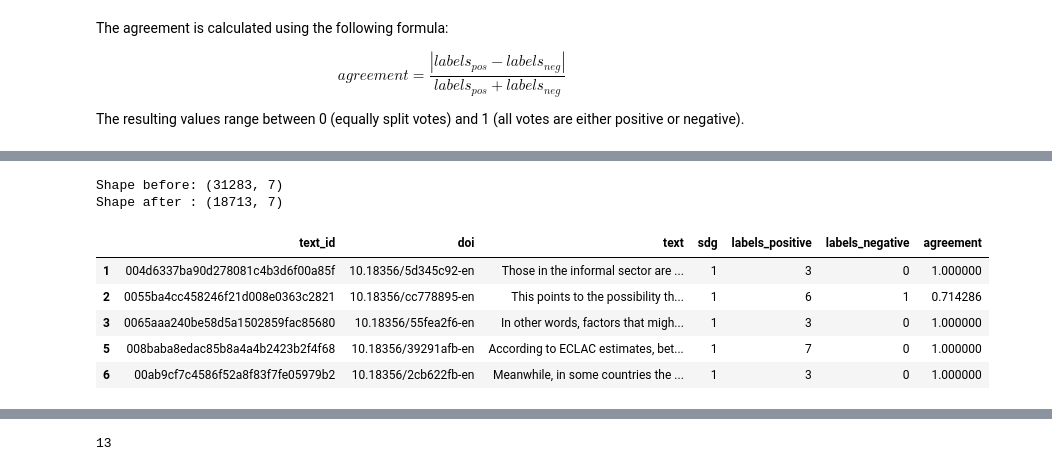
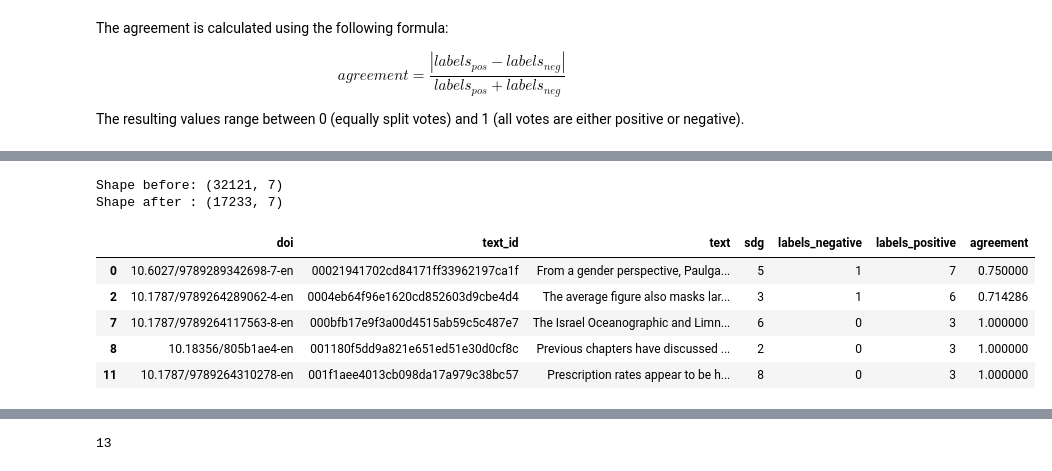
Before and after one commit to osdg-ai/osdg-data, a Jupyter notebook: examples/osdg-cd-example-classifier-sklearn.ipynb, the cells around one changed output, grey strips where cells are left out. Saved outputs shown, nothing was run; the diff lists cells and outputs as text; code cells hidden in the pictures.

```diff
--- a/examples/osdg-cd-example-classifier-sklearn.ipynb
+++ b/examples/osdg-cd-example-classifier-sklearn.ipynb
@@ -69,8 +61,7 @@ SpaCy version: 3.0.6
 
 _In this section, we will explore the data and select texts for training._
 # %%
-# pusing re-release data that will soon become public
-df_osdg = pd.read_csv('../dataout/osdg-community-data-prerelease-v21-09-03.csv')
+df_osdg = pd.read_csv('https://zenodo.org/record/5550238/files/osdg-community-dataset-v21-09-30.csv?download=1')
 print('Shape:', df_osdg.shape)
 display(df_osdg.head())
 # %% [output]
@@ -133,15 +122,15 @@ ax.set(
 # %%
-# keeping only the texts with the minimum agreement score of .6
+# keeping only the texts whose suggested sdg labels is accepted and the agreement score is at least .6
 print('Shape before:', df_osdg.shape)
-df_osdg = df_osdg.query('agreement >= .6').copy()
+df_osdg = df_osdg.query('agreement >= .6 and labels_positive > labels_negative').copy()
 print('Shape after :', df_osdg.shape)
 display(df_osdg.head())
 # %% [output]
-Shape before: (31283, 7)
-Shape after : (18713, 7)
+Shape before: (32121, 7)
+Shape after : (17233, 7)
-|  | text_id | doi | text | sdg | labels_positive | labels_negative | agreement |
-| 1 | 004d6337ba90d278081c4b3d6f00a85f | 10.18356/5d345c92-en | Those in the informal sector are ... | 1 | 3 | 0 | 1.000000 |
-| 2 | 0055ba4cc458246f21d008e0363c2821 | 10.18356/cc778895-en | This points to the possibility th... | 1 | 6 | 1 | 0.714286 |
-| 3 | 0065aaa240be58d5a1502859fac85680 | 10.18356/55fea2f6-en | In other words, factors that migh... | 1 | 3 | 0 | 1.000000 |
-| 5 | 008baba8edac85b8a4a4b2423b2f4f68 | 10.18356/39291afb-en | According to ECLAC estimates, bet... | 1 | 7 | 0 | 1.000000 |
-| 6 | 00ab9cf7c4586f52a8f83f7fe05979b2 | 10.18356/2cb622fb-en | Meanwhile, in some countries the ... | 1 | 3 | 0 | 1.000000 |
+|  | doi | text_id | text | sdg | labels_negative | labels_positive | agreement |
+| 0 | 10.6027/9789289342698-7-en | 00021941702cd84171ff33962197ca1f | From a gender perspective, Paulga... | 5 | 1 | 7 | 0.750000 |
+| 2 | 10.1787/9789264289062-4-en | 0004eb64f96e1620cd852603d9cbe4d4 | The average figure also masks lar... | 3 | 1 | 6 | 0.714286 |
+| 7 | 10.1787/9789264117563-8-en | 000bfb17e9f3a00d4515ab59c5c487e7 | The Israel Oceanographic and Limn... | 6 | 0 | 3 | 1.000000 |
+| 8 | 10.18356/805b1ae4-en | 001180f5dd9a821e651ed51e30d0cf8c | Previous chapters have discussed ... | 2 | 0 | 3 | 1.000000 |
+| 11 | 10.1787/9789264310278-en | 001f1aee4013cb098da17a979c38bc57 | Prescription rates appear to be h... | 8 | 0 | 3 | 1.000000 |
```
Also changed, not shown: parts of 35 cells of this notebook, 3 other files.
